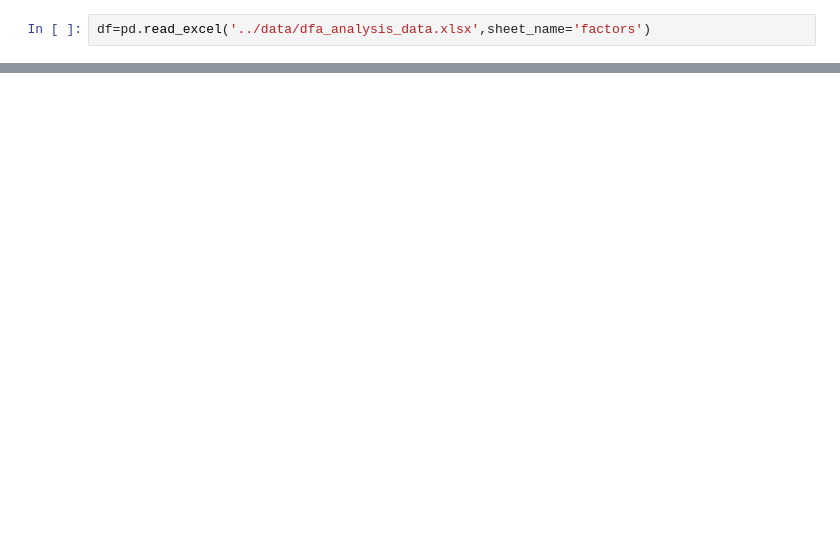
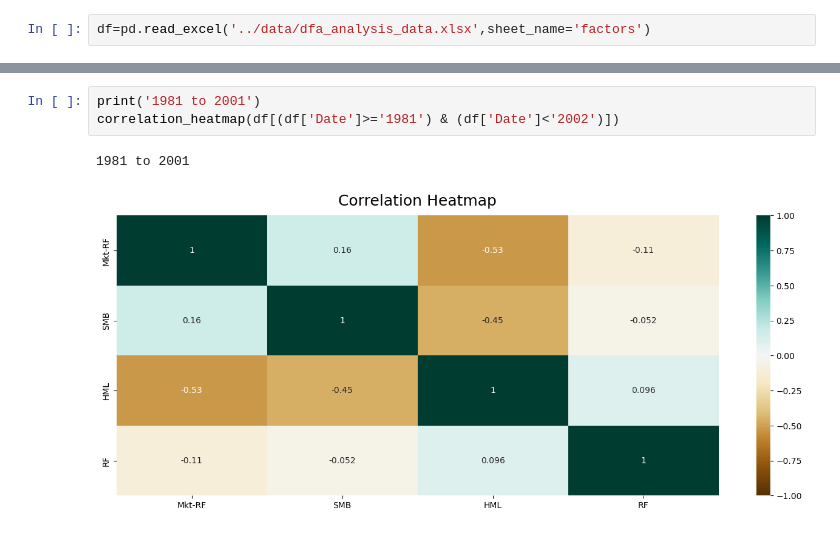
Before and after one commit to dfnoriega/finm-portfolio-2023, a Jupyter notebook: homework/HW4.ipynb, the cells around one changed output, grey strips where cells are left out. Cells and saved outputs as stored; diff of their text form; blank space fills up the shorter version.

```diff
--- a/homework/HW4.ipynb
+++ b/homework/HW4.ipynb
@@ -21,0 +73,6 @@ df
+# %%
+print('1981 to 2001')
+correlation_heatmap(df[(df['Date']>='1981') & (df['Date']<'2002')])
+# %% [output]
+1981 to 2001
+[figure, added]
```
Also changed, not shown: parts of 28 cells of this notebook, 2 other files.
